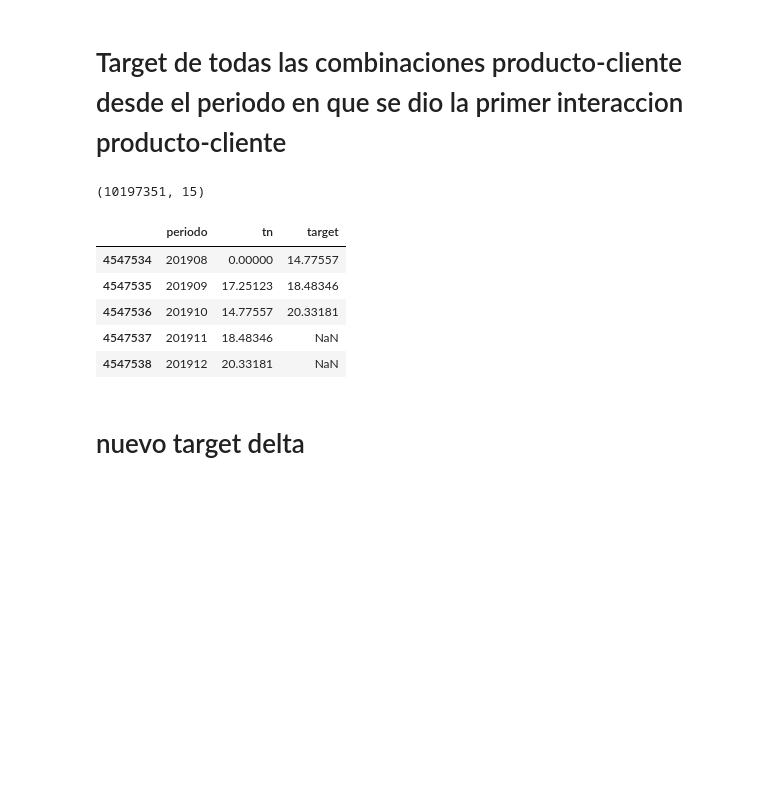
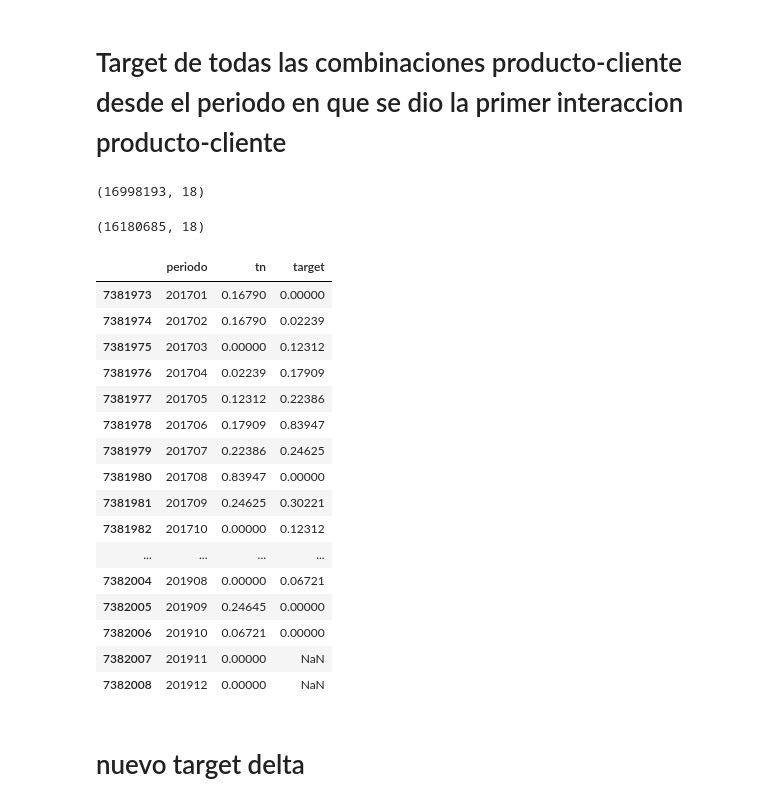
Before and after one commit to carrenogf/labo3-2025v, a Jupyter notebook: FRANCISCO/notebooks/target.ipynb, the cells around one changed output. Drawn from its saved outputs; the diff is of its cells as text; code cells hidden in the pictures; blank space fills up the shorter version.

```diff
--- a/FRANCISCO/notebooks/target.ipynb
+++ b/FRANCISCO/notebooks/target.ipynb
@@ -28,7 +28,10 @@ dt = df.groupby(by=["periodo","customer_id","product_id"]).agg({"tn":"sum",
                                                                 "plan_precios_cuidados":"first"
                                                                 }).reset_index()
 # 1. Calcular primeros períodos
-primer_interaccion = df.groupby(['product_id', 'customer_id'])['periodo'].min().rename('primer_periodo')
+
+periodo_producto =  df.groupby(['periodo', 'product_id'])["tn"].sum().rename('periodo_producto')
+nacimiento_producto = df.groupby('product_id')['periodo'].min().rename('nacimiento_producto')
+muerte_cliente = df.groupby('customer_id')['periodo'].max().rename('muerte_cliente')
 
 # 2. Crear todas las combinaciones posibles
 productos = df['product_id'].unique()
@@ -38,13 +41,21 @@ periodos = df['periodo'].unique()
 # 3. Crear matriz de combinaciones válidas usando broadcasting
 idx = pd.MultiIndex.from_product([productos, clientes, periodos], names=['product_id', 'customer_id', 'periodo'])
 completo = idx.to_frame(index=False)
+# 4 filtrar combinaciones periodo_producto
+completo = completo.merge(periodo_producto, on=['periodo', 'product_id'], how='left')
+completo = completo[completo['periodo_producto'].notna()]
+# 5 Filtrar combinaciones nacimiento_producto
+completo = completo.merge(nacimiento_producto, on='product_id', how='left')
+completo = completo[completo['periodo'] >= completo['nacimiento_producto']]
+completo = completo[completo['nacimiento_producto'] < 201910]
 
-# 4. Unir con primeros períodos y filtrar
-completo = completo.merge(primer_interaccion, on=['product_id', 'customer_id'], how='left')
-completo = completo[completo['periodo'] >= completo['primer_periodo']].drop('primer_periodo', axis=1)
+# 6. Filtrar combinaciones muerte_cliente
+completo = completo.merge(muerte_cliente, on='customer_id', how='left')
+completo = completo[completo['periodo'] <= completo['muerte_cliente']]
 
-# 5. Unir con datos reales
-df_completo = completo.merge(df, how='left')
+
+# 7. Unir con datos reales
+df_completo = completo.merge(dt, how='left')
 df_completo['tn'] = df_completo['tn'].fillna(0)
 
 # Convertir periodo a datetime con día fijo
@@ -68,25 +79,40 @@ dt = pd.merge(
     on=['periodo_target_dt', 'customer_id', 'product_id']
 )
 dt = dt.drop(columns=['periodo_target_dt']) # Ya usamos esta para hacer el merge
-del ventas_futuras, df_completo, completo, primer_interaccion
+del df_completo, ventas_futuras, completo, idx, periodo_producto, nacimiento_producto, muerte_cliente
 gc.collect()
 
 dt.shape
 # %% [output]
-(10197351, 15)
+(16998193, 18)
+# %%
+dt[dt['periodo'] <= 201910].shape
+# %% [output]
+(16180685, 18)
 # %%
 #Prueba target
 dt[
-    (dt['customer_id'] == 10010) &
+    (dt['customer_id'] == 10050) &
     (dt['product_id'] == 20001)
-][["periodo","tn","target"]].tail(5)
+][["periodo","tn","target"]].head(50)
 # %% [output]
 |  | periodo | tn | target |
-| 4547534 | 201908 | 0.00000 | 14.77557 |
-| 4547535 | 201909 | 17.25123 | 18.48346 |
-| 4547536 | 201910 | 14.77557 | 20.33181 |
-| 4547537 | 201911 | 18.48346 | NaN |
-| 4547538 | 201912 | 20.33181 | NaN |
+| 7381973 | 201701 | 0.16790 | 0.00000 |
+| 7381974 | 201702 | 0.16790 | 0.02239 |
+| 7381975 | 201703 | 0.00000 | 0.12312 |
+| 7381976 | 201704 | 0.02239 | 0.17909 |
+| 7381977 | 201705 | 0.12312 | 0.22386 |
+| 7381978 | 201706 | 0.17909 | 0.83947 |
+| 7381979 | 201707 | 0.22386 | 0.24625 |
+| 7381980 | 201708 | 0.83947 | 0.00000 |
+| 7381981 | 201709 | 0.24625 | 0.30221 |
+| 7381982 | 201710 | 0.00000 | 0.12312 |
+| ... | ... | ... | ... |
+| 7382004 | 201908 | 0.00000 | 0.06721 |
+| 7382005 | 201909 | 0.24645 | 0.00000 |
+| 7382006 | 201910 | 0.06721 | 0.00000 |
+| 7382007 | 201911 | 0.00000 | NaN |
+| 7382008 | 201912 | 0.00000 | NaN |
 # %% [markdown]
 # nuevo target delta
 # %%
```
Also changed, not shown: 2 other files.
